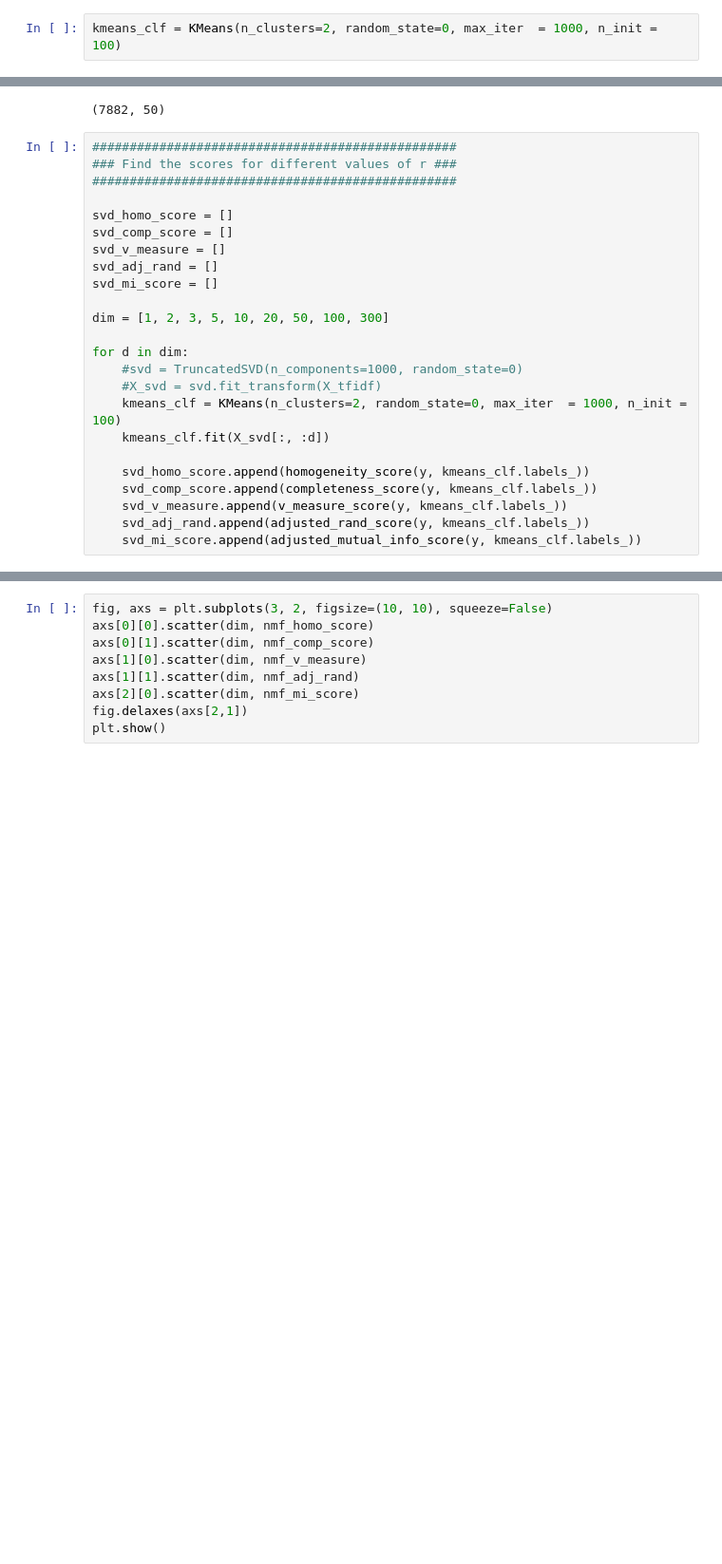
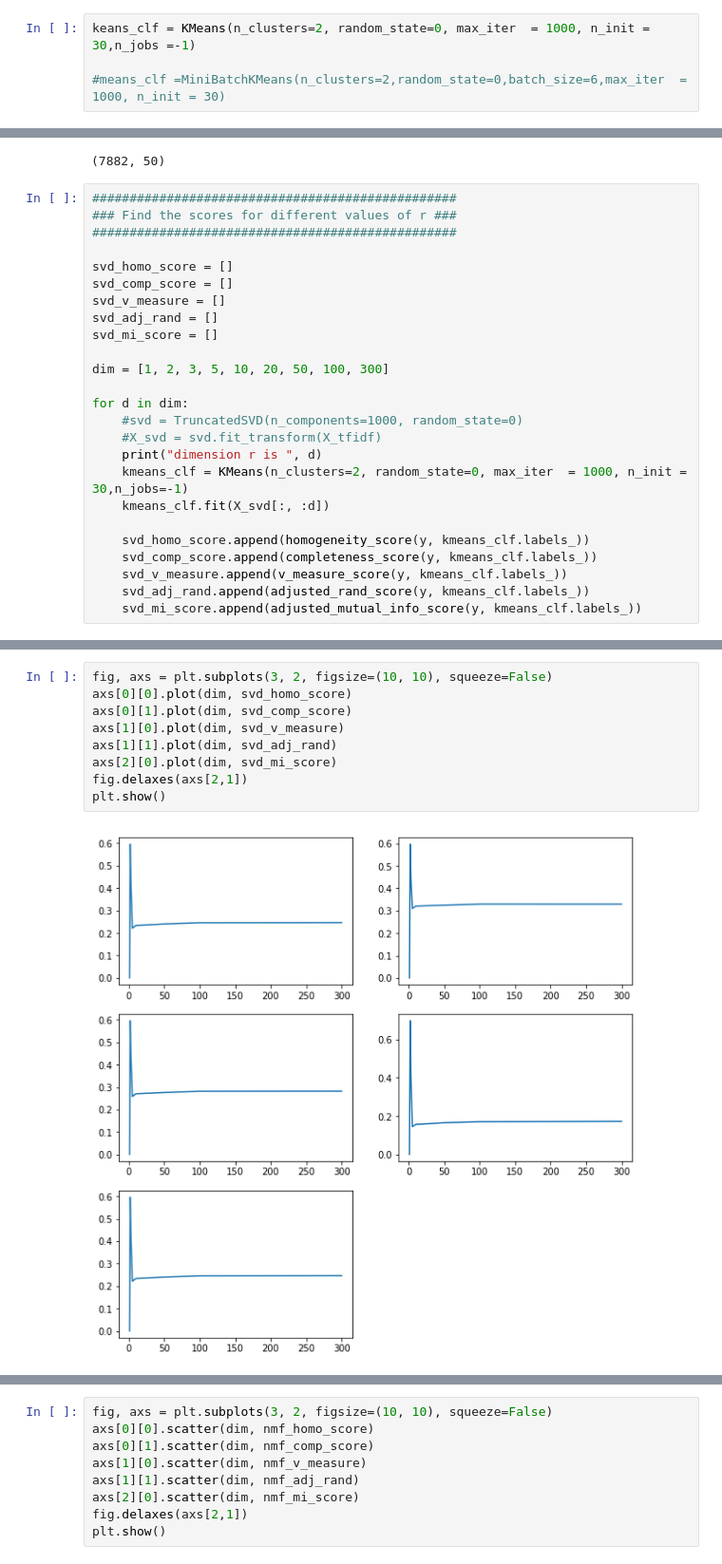
Before and after one commit to rupadevan94/large-scale-data-mining, a Jupyter notebook: Project2/Project-2.ipynb, the cells around one changed output, grey strips where cells are left out. Shown at 95% size. Cells and saved outputs as stored; diff of their text form; blank space fills up the shorter version.

```diff
--- a/Project2/Project-2.ipynb
+++ b/Project2/Project-2.ipynb
@@ -38,7 +39,9 @@ print(X_tfidf.shape)
 # %% [output]
 (7882, 27768)
 # %%
-kmeans_clf = KMeans(n_clusters=2, random_state=0, max_iter  = 1000, n_init = 100)
+keans_clf = KMeans(n_clusters=2, random_state=0, max_iter  = 1000, n_init = 30,n_jobs =-1)
+
+#means_clf =MiniBatchKMeans(n_clusters=2,random_state=0,batch_size=6,max_iter  = 1000, n_init = 30)
 # %%
 t0 = time()
 kmeans_clf.fit(X_tfidf)
@@ -98,7 +101,8 @@ dim = [1, 2, 3, 5, 10, 20, 50, 100, 300]
 for d in dim:
     #svd = TruncatedSVD(n_components=1000, random_state=0)
     #X_svd = svd.fit_transform(X_tfidf)
-    kmeans_clf = KMeans(n_clusters=2, random_state=0, max_iter  = 1000, n_init = 100)
+    print("dimension r is ", d)
+    kmeans_clf = KMeans(n_clusters=2, random_state=0, max_iter  = 1000, n_init = 30,n_jobs=-1)
     kmeans_clf.fit(X_svd[:, :d])
 
     svd_homo_score.append(homogeneity_score(y, kmeans_clf.labels_))
@@ -158,0 +169,11 @@ svd_adj_rand
+# %%
+fig, axs = plt.subplots(3, 2, figsize=(10, 10), squeeze=False)
+axs[0][0].plot(dim, svd_homo_score)
+axs[0][1].plot(dim, svd_comp_score)
+axs[1][0].plot(dim, svd_v_measure)
+axs[1][1].plot(dim, svd_adj_rand)
+axs[2][0].plot(dim, svd_mi_score)
+fig.delaxes(axs[2,1])
+plt.show()
+# %% [output]
+[figure, added]
```
Also changed, not shown: parts of 16 cells of this notebook.
